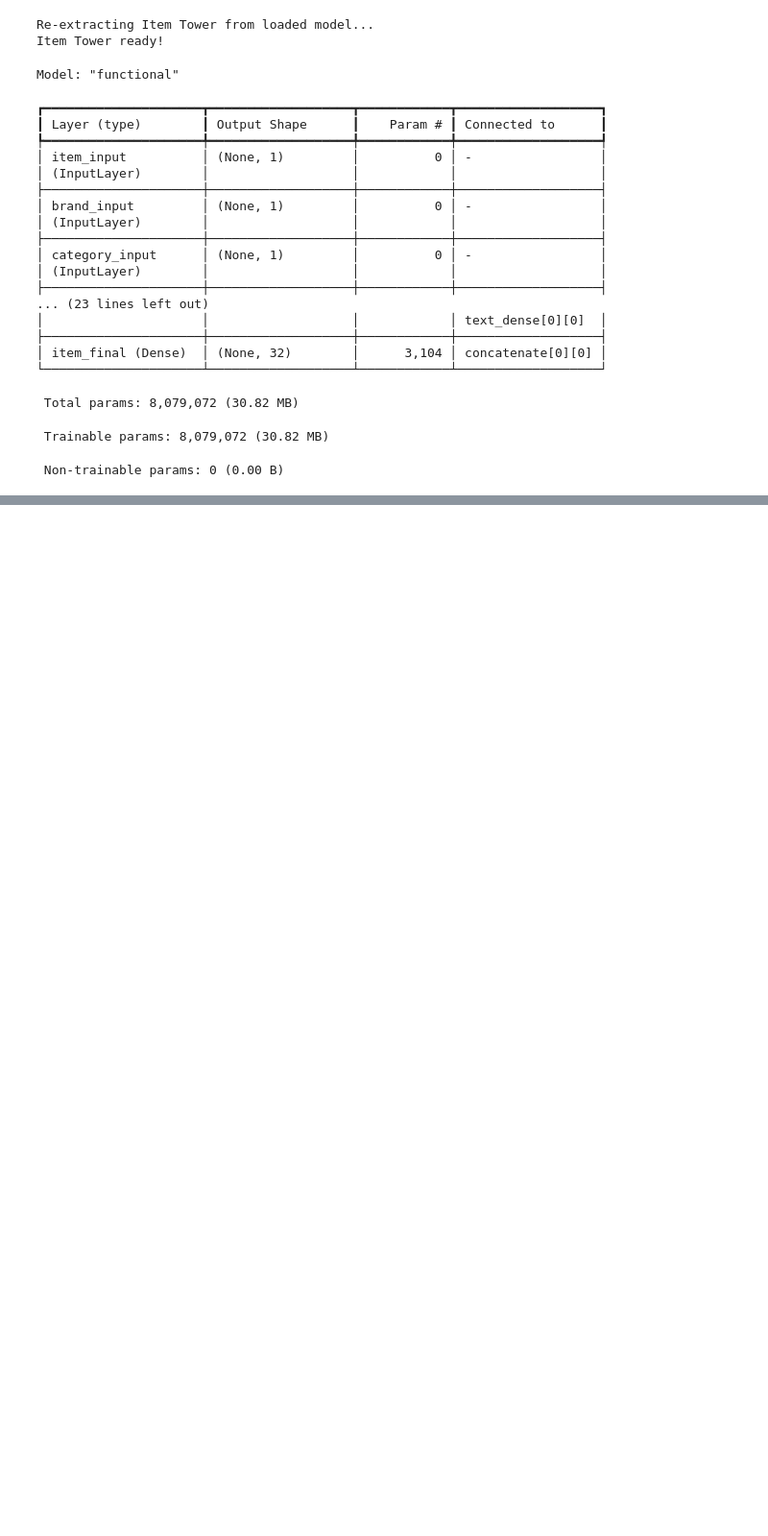
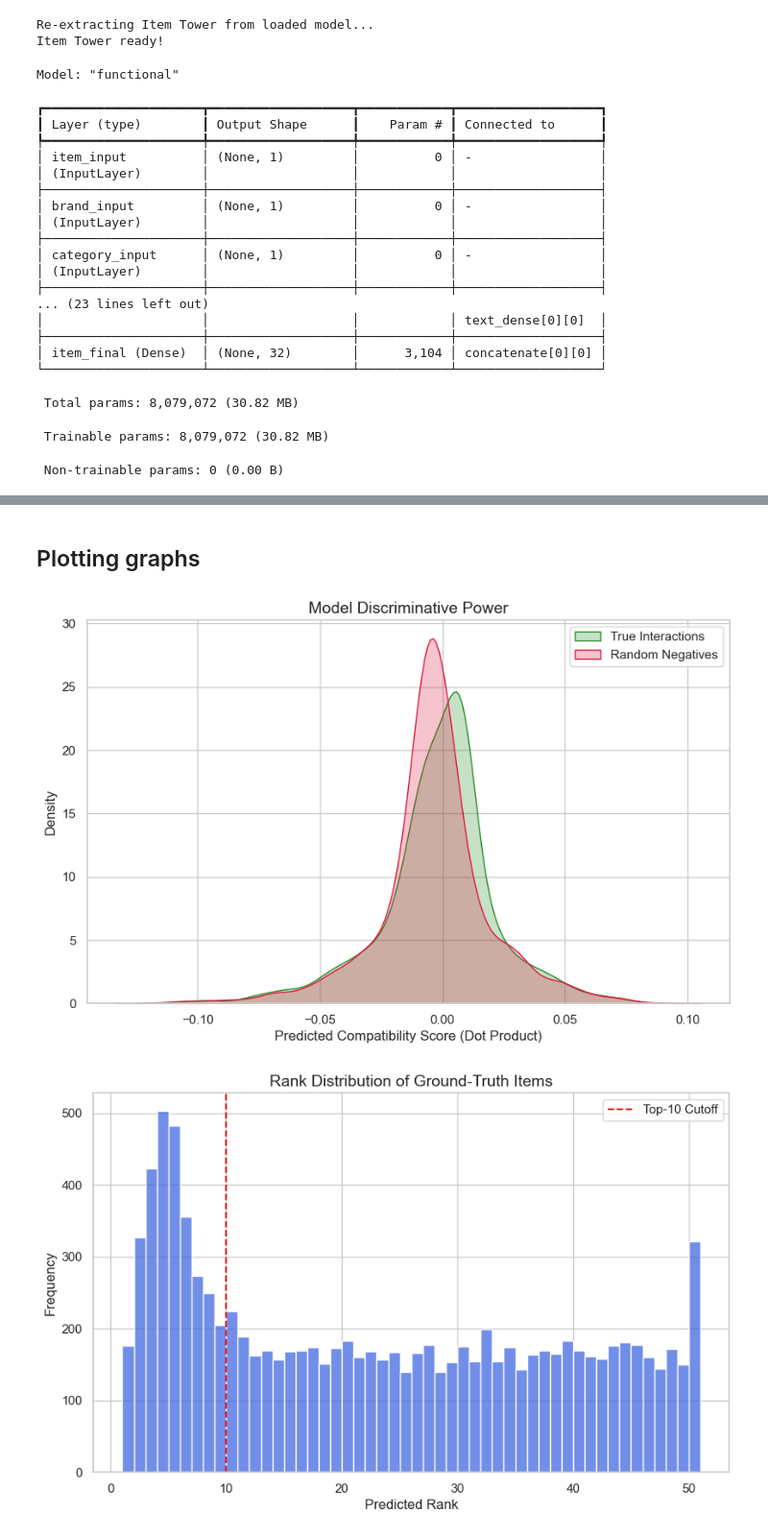
Before and after one commit to harshitha-cr/RecSys, a Jupyter notebook: notebooks/05-Evaluation.ipynb, the cells around one changed output, grey strips where cells are left out. Shown at 96% size. Saved outputs shown, nothing was run; the diff lists cells and outputs as text; code cells hidden in the pictures; blank space fills up the shorter version.

Commit message:
final clean eval metrics obtained

```diff
--- a/notebooks/05-Evaluation.ipynb
+++ b/notebooks/05-Evaluation.ipynb
@@ -340,0 +224,61 @@ Catalog Coverage: 3.01%
+# %% [markdown]
+## Plotting graphs
+# %%
+
+sns.set_theme(style="whitegrid", palette="muted")
+
+# --- Graph 1: Score Distribution (Discriminative Power) ---
+# This proves your model mathematically separates good items from bad items.
+plt.figure(figsize=(10, 6))
+sns.kdeplot(plot_pos_scores, fill=True, color='forestgreen', label='True Interactions')
+sns.kdeplot(plot_neg_scores, fill=True, color='crimson', label='Random Negatives')
+plt.title('Model Discriminative Power', fontsize=14)
+plt.xlabel('Predicted Compatibility Score (Dot Product)')
+plt.ylabel('Density')
+plt.legend()
+plt.show()
+
+# --- Graph 2: Rank Distribution of True Items ---
+# This shows exactly where the true item is landing in the lineup of 51.
+# A heavy skew to the left (Rank 1) is exactly what we want to see.
+plt.figure(figsize=(10, 6))
+sns.histplot(plot_ranks, bins=50, color='royalblue')
+plt.axvline(10, color='red', linestyle='--', label='Top-10 Cutoff')
+plt.title('Rank Distribution of Ground-Truth Items', fontsize=14)
+plt.xlabel('Predicted Rank')
+plt.ylabel('Frequency')
+plt.legend()
+plt.show()
+
+# --- Graph 3: Model vs Popularity Baseline ---
+# The ultimate proof of learning
+plt.figure(figsize=(10, 6))
+metrics = ['Hit Rate@10', 'MRR', 'NDCG@10']
+two_tower_scores = [0.3209, 0.1139, 0.1427]
+baseline_scores = [0.0099, 0.0022, 0.0040]
+
+x = np.arange(len(metrics))
+width = 0.35
+bars1 = plt.bar(x - width/2, two_tower_scores, width, label='Two-Tower Hybrid', color='royalblue')
+bars2 = plt.bar(x + width/2, baseline_scores, width, label='Popularity Baseline', color='darkgray')
+
+# --- Add value labels ---
+for bar in bars1:
+    height = bar.get_height()
+    plt.text(bar.get_x() + bar.get_width()/2, height,
+             f'{height:.3f}', ha='center', va='bottom', fontsize=9)
+
+for bar in bars2:
+    height = bar.get_height()
+    plt.text(bar.get_x() + bar.get_width()/2, height,
+             f'{height:.4f}', ha='center', va='bottom', fontsize=9)
+
+plt.ylabel('Score')
+plt.title('Performance vs. Baseline', fontsize=14)
+plt.xticks(x, metrics)
+plt.legend()
+plt.tight_layout()
+plt.show()
+# %% [output]
+[figure, added]
+[figure, added]
```
Also changed, not shown: parts of 18 cells of this notebook.
